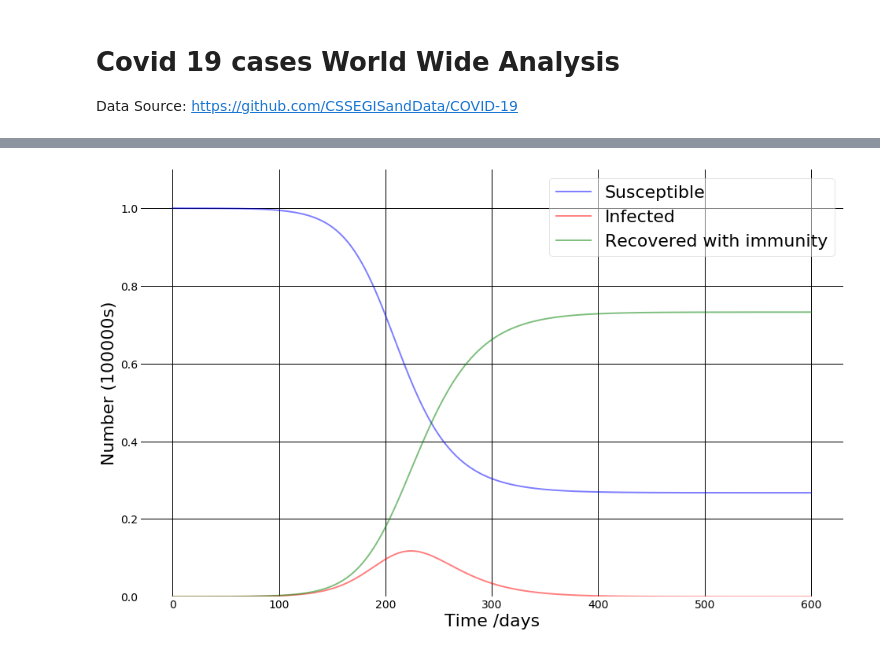
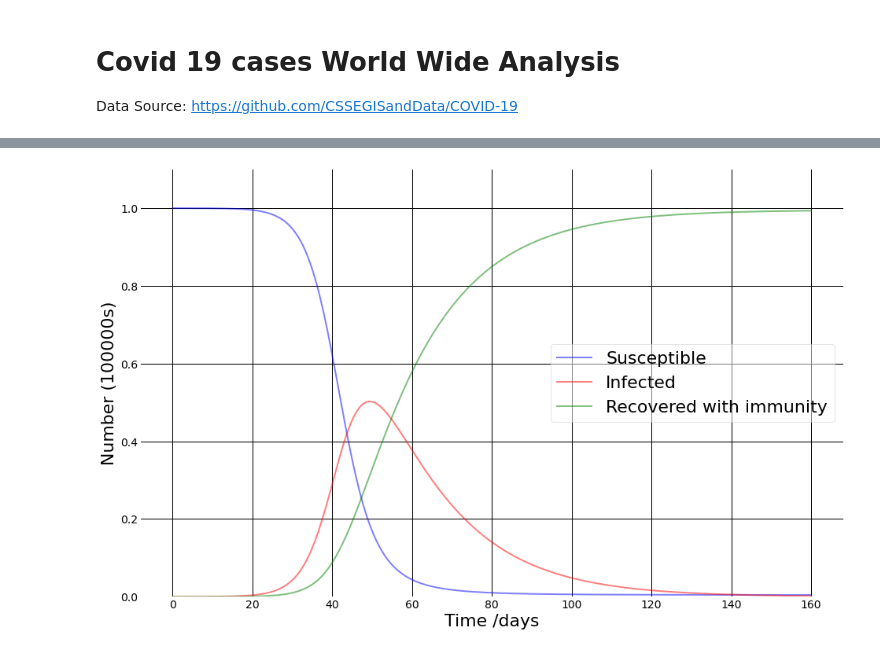
Before and after one commit to amita-kapoor/COVID-2020, a Jupyter notebook: Prediction_Covid_19_WorldWide.ipynb, the cells around one changed output, grey strips where cells are left out. Cells and saved outputs as stored; diff of their text form; code cells hidden in the pictures.

```diff
--- a/Prediction_Covid_19_WorldWide.ipynb
+++ b/Prediction_Covid_19_WorldWide.ipynb
@@ -255,9 +267,9 @@ I0, R0 = 3, 0
 # Everyone else, S0, is susceptible to infection initially.
 S0 = N - I0 - R0
 # Contact rate, beta, and mean recovery rate, gamma, (in 1/days).
-beta, gamma = 0.1, 1/18    #  https://www.worldometers.info/coronavirus/coronavirus-incubation-period/#24
+beta, gamma = 0.3, 1/18    #  https://www.worldometers.info/coronavirus/coronavirus-incubation-period/#24
 # A grid of time points (in days)
-t = np.linspace(0, 600, 360)
+t = np.linspace(0, 160, 360)
 
 # The SIR model differential equations.
 def deriv(y, t, N, beta, gamma):
@@ -268,31 +280,31 @@ def deriv(y, t, N, beta, gamma):
     return dSdt, dIdt, dRdt
 
 # Initial conditions vector
 y0 = S0, I0, R0
 # Integrate the SIR equations over the time grid, t.
 ret = odeint(deriv, y0, t, args=(N, beta, gamma))
 S, I, R = ret.T
 
 # Plot the data on three separate curves for S(t), I(t) and R(t)
 fig = plt.figure(facecolor='w')
 ax = fig.add_subplot(111,  axisbelow=True)
 ax.plot(t, S/N, 'b', alpha=0.5, lw=2, label='Susceptible')
 ax.plot(t, I/N, 'r', alpha=0.5, lw=2, label='Infected')
 ax.plot(t, R/N, 'g', alpha=0.5, lw=2, label='Recovered with immunity')
 ax.set_xlabel('Time /days')
 ax.set_ylabel('Number ('+str(N)+'s)')
 ax.set_ylim(0,1.1)
 ax.yaxis.set_tick_params(length=0)
 ax.xaxis.set_tick_params(length=0)
 ax.grid(b=True, which='both',axis='both', c='black', lw=1, ls='-')
 legend = ax.legend()
 legend.get_frame().set_alpha(0.5)
 for spine in ('top', 'right', 'bottom', 'left'):
     ax.spines[spine].set_visible(False)
 plt.show()
 
  # adapted code from:  https://scipython.com/book/chapter-8-scipy/additional-examples/the-sir-epidemic-model/
 
  # Reference: https://www.maa.org/press/periodicals/loci/joma/the-sir-model-for-spread-of-disease-the-contact-number
 # %% [output]
-[figure, old version]
+[figure, new version]
```
Also changed, not shown: parts of 23 cells of this notebook.
